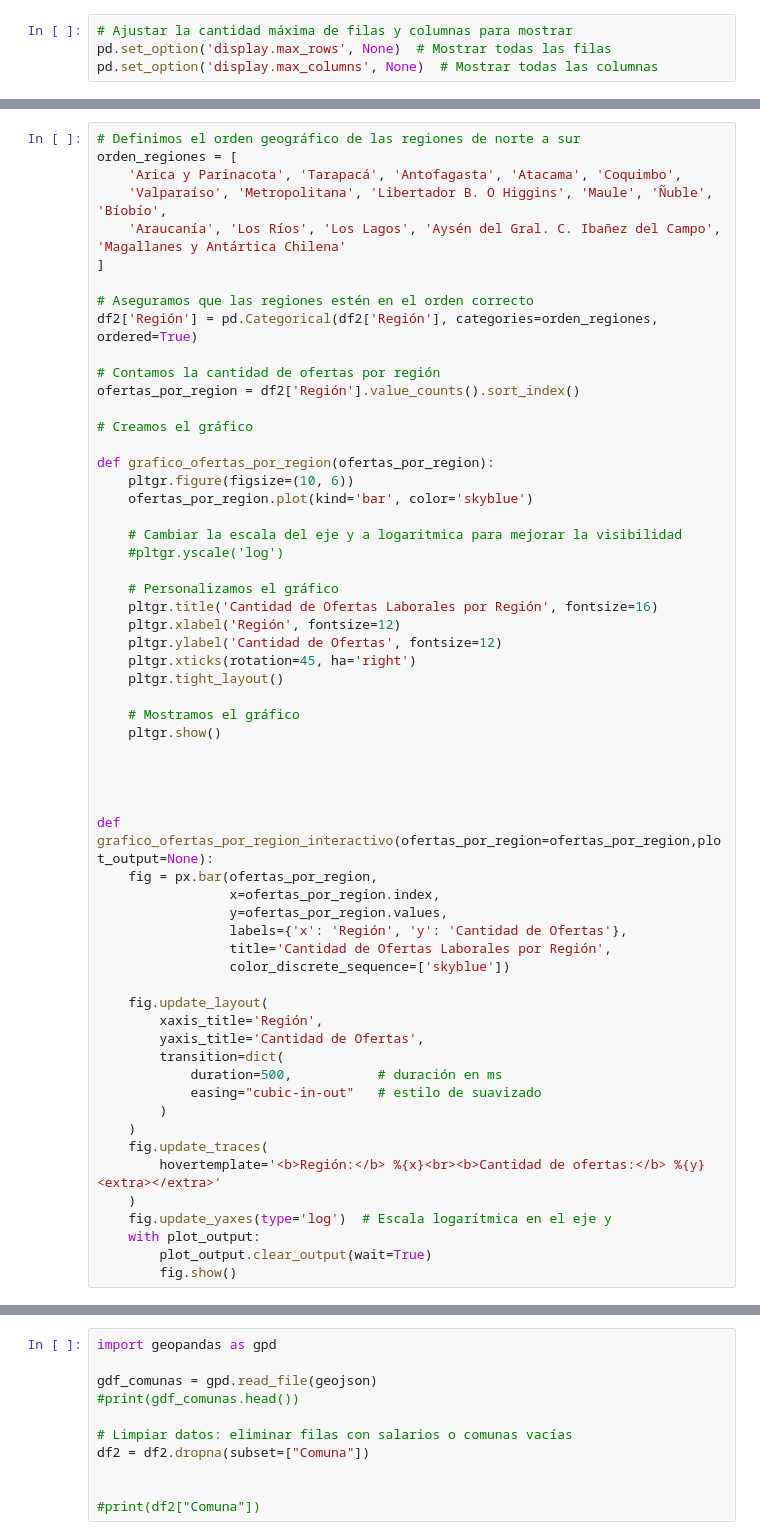
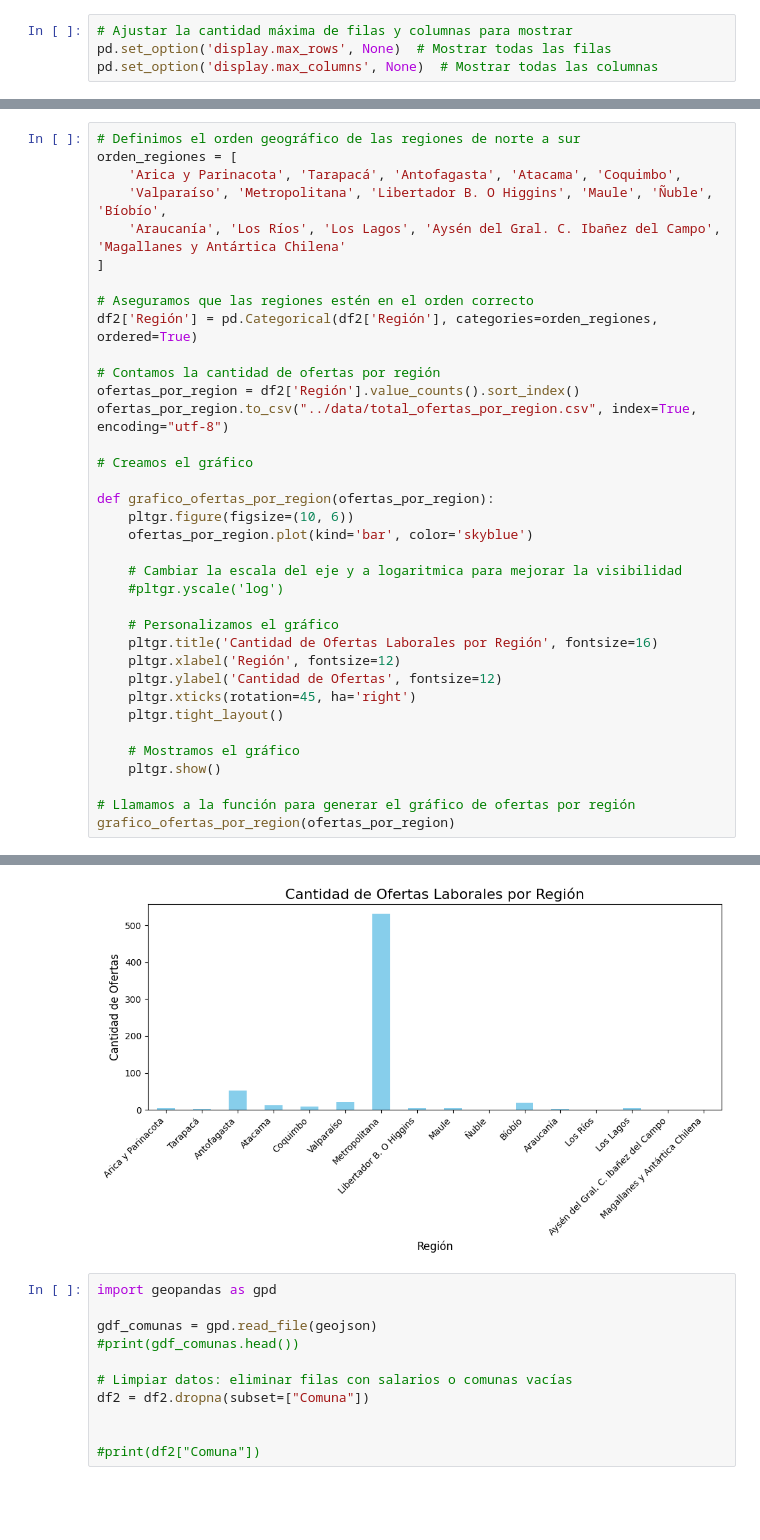
Before and after one commit to Lagartin1/analisisOfertasLab, a Jupyter notebook: src/AnalisisOfertas.ipynb, the cells around one changed output, grey strips where cells are left out. Saved outputs shown, nothing was run; the diff lists cells and outputs as text; blank space fills up the shorter version.

```diff
--- a/src/AnalisisOfertas.ipynb
+++ b/src/AnalisisOfertas.ipynb
@@ -177,6 +185,7 @@ df2['Región'] = pd.Categorical(df2['Región'], categories=orden_regiones, order
 
 # Contamos la cantidad de ofertas por región
 ofertas_por_region = df2['Región'].value_counts().sort_index()
+ofertas_por_region.to_csv("../data/total_ofertas_por_region.csv", index=True, encoding="utf-8")
 
 # Creamos el gráfico
 
@@ -197,30 +206,6 @@ def grafico_ofertas_por_region(ofertas_por_region):
     # Mostramos el gráfico
     pltgr.show()
 
-
-
-
-def grafico_ofertas_por_region_interactivo(ofertas_por_region=ofertas_por_region,plot_output=None):
-    fig = px.bar(ofertas_por_region,
-                 x=ofertas_por_region.index,
-                 y=ofertas_por_region.values,
-                 labels={'x': 'Región', 'y': 'Cantidad de Ofertas'},
-                 title='Cantidad de Ofertas Laborales por Región',
-                 color_discrete_sequence=['skyblue'])
-
-    fig.update_layout(
-        xaxis_title='Región',
-        yaxis_title='Cantidad de Ofertas',
-        transition=dict(
-            duration=500,           # duración en ms
-            easing="cubic-in-out"   # estilo de suavizado
-        )
-    )
-    fig.update_traces(
-        hovertemplate='<b>Región:</b> %{x}<br><b>Cantidad de ofertas:</b> %{y}<extra></extra>'
-    )
-    fig.update_yaxes(type='log')  # Escala logarítmica en el eje y
-    with plot_output:
-        plot_output.clear_output(wait=True)
-        fig.show()
+# Llamamos a la función para generar el gráfico de ofertas por región
+grafico_ofertas_por_region(ofertas_por_region)
 # %% [output]
@@ -231,3 +212,4 @@ See the caveats in the documentation: https://pandas.pydata.org/pandas-docs/stab
+[figure, added]
 # %%
 import geopandas as gpd
 
```
Also changed, not shown: parts of 17 cells of this notebook, 8 other files.
